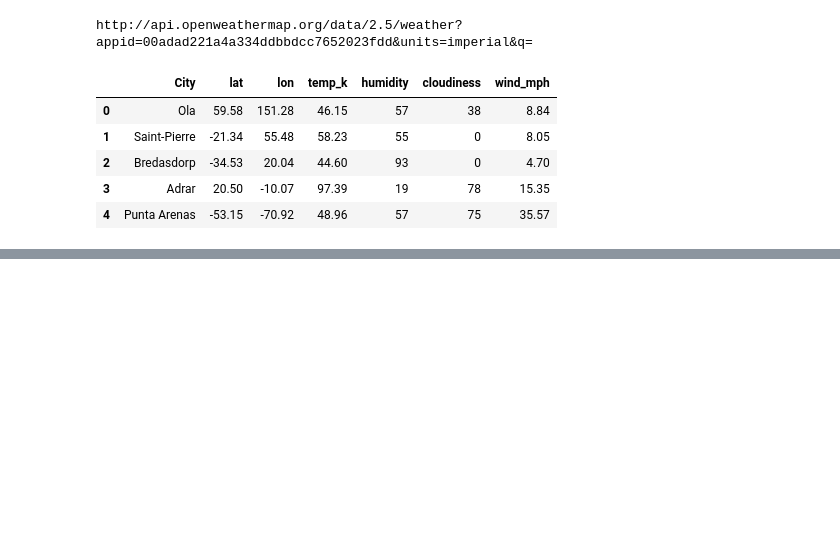
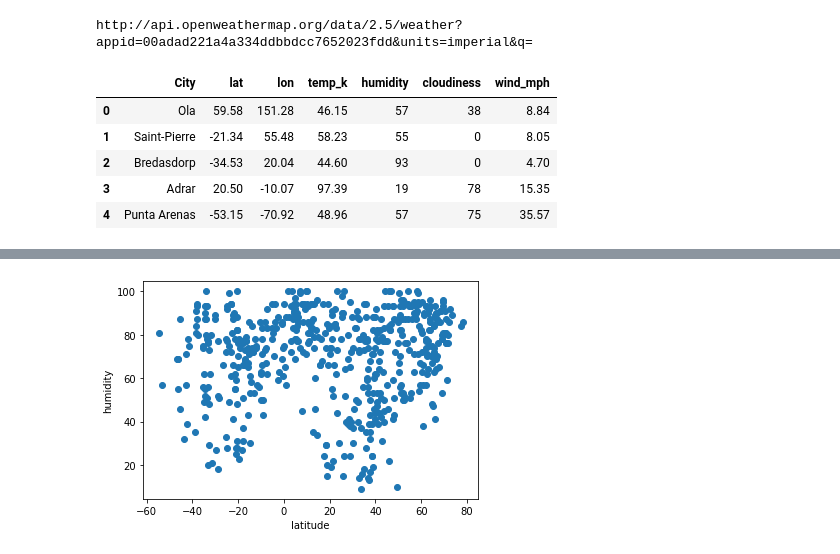
Before and after one commit to rchaynie/python-api-challenge, a Jupyter notebook: WeatherPy/Untitled.ipynb, the cells around one changed output, grey strips where cells are left out. Cells and saved outputs as stored; diff of their text form; code cells hidden in the pictures; blank space fills up the shorter version.

```diff
--- a/WeatherPy/Untitled.ipynb
+++ b/WeatherPy/Untitled.ipynb
@@ -144,0 +153,7 @@ df.head()
+# %%
+plt.scatter(lat, humidity)
+plt.xlabel("latitude")
+plt.ylabel("humidity")
+plt.show()
+# %% [output]
+[figure, added]
```
Also changed, not shown: parts of 4 cells of this notebook.
